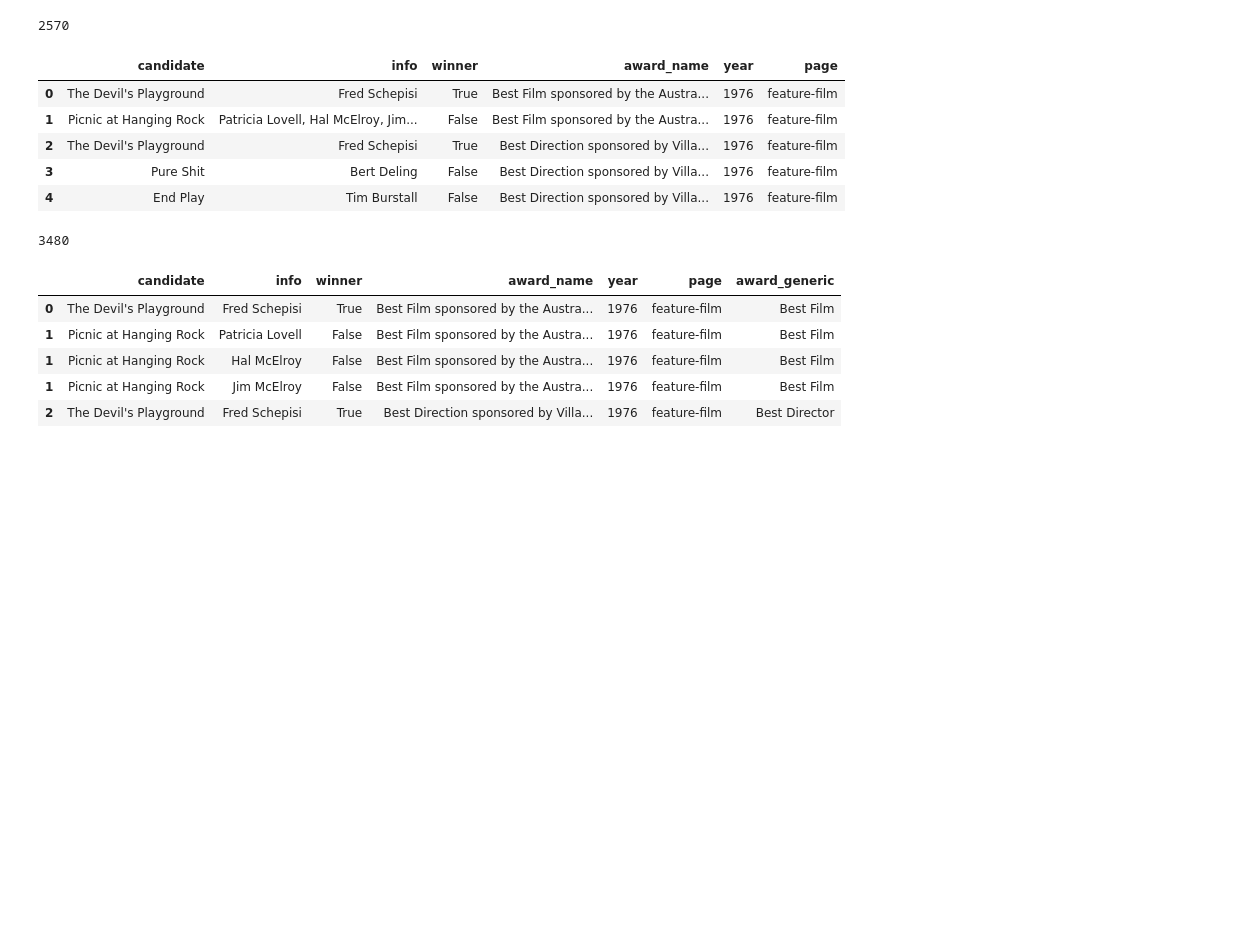
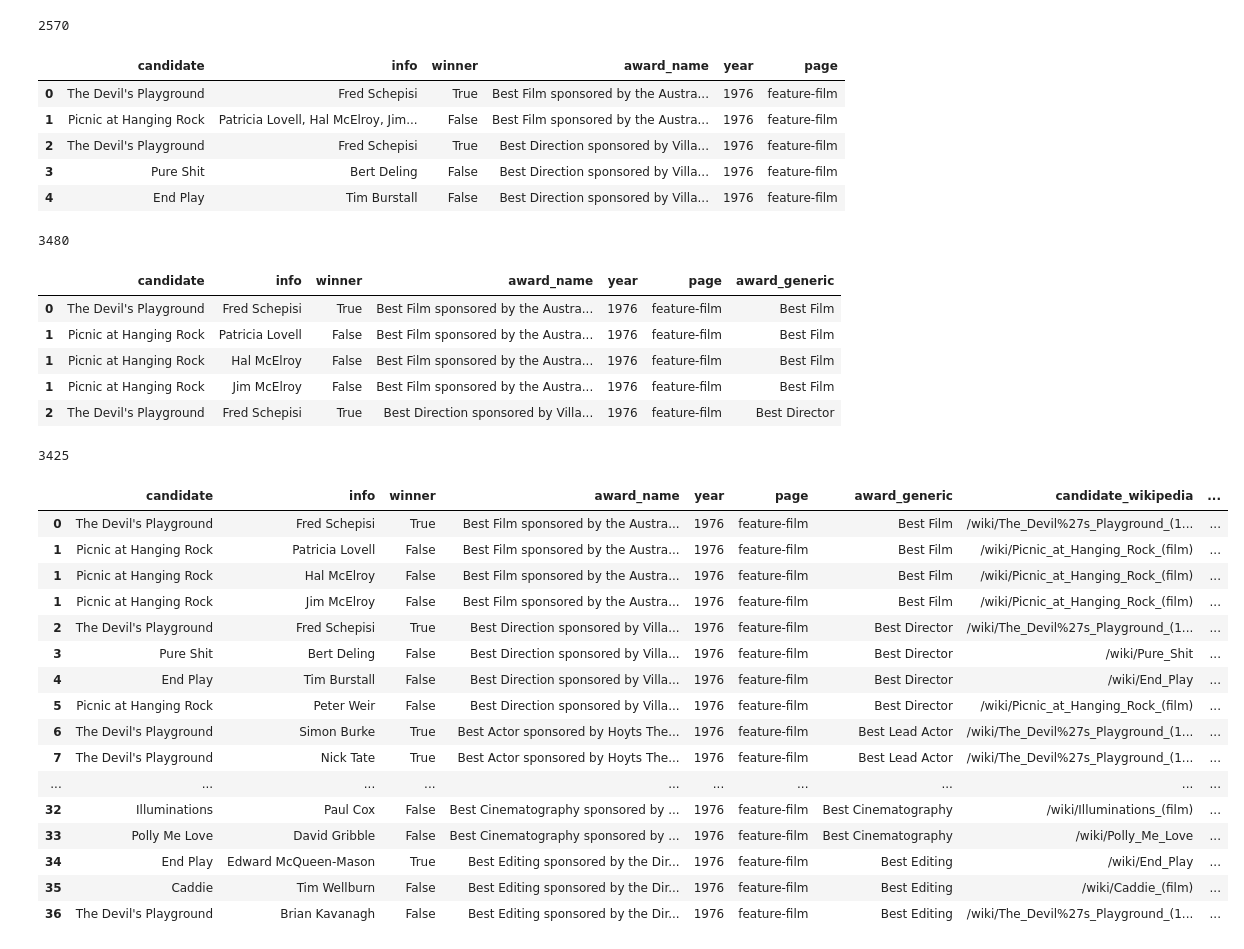
Before and after one commit to paulduchesne/aacta-wikidata, a Jupyter notebook: aacta-wikidata.ipynb, the cells around one changed output. Cells and saved outputs as stored; diff of their text form; code cells hidden in the pictures; blank space fills up the shorter version.

Commit message:
added wikipedia film matches

```diff
--- a/aacta-wikidata.ipynb
+++ b/aacta-wikidata.ipynb
@@ -219,43 +214,101 @@ for k,v in wikipedia_page.items():
         with open(save_file, 'w') as save_page:
             save_page.write(page.text)
 
-# various fixes to find matches.
+# various fixes to encourage matches.
 
 dataframe['candidate'] = dataframe['candidate'].str.replace('Nostrodamus', 'Nostradamus')
-dataframe['candidate'] = dataframe['candidate'].str.replace('B.M.X. Bandits', 'BMX Bandits')
+dataframe['candidate'] = dataframe['candidate'].str.replace('B.M.X. Bandits', 'BMX Bandits', regex=False)
 dataframe['candidate'] = dataframe['candidate'].str.replace('Tresspassers', 'Trespassers')
 dataframe['candidate'] = dataframe['candidate'].str.replace('A Wreck, A Tangle', 'A Wreck A Tangle')
-dataframe.loc[dataframe.candidate.isin(['Adoration']), 'candidate'] = 'Adore'
 dataframe.loc[dataframe.candidate.str.contains('Civil Dead', na=False), 'candidate'] = 'Civil Dead'
 dataframe.loc[dataframe.candidate.str.contains('Blueburger', na=False), 'candidate'] = 'Esther Blueburger'
 dataframe.loc[dataframe.candidate.str.contains('Judy & Punch', na=False), 'candidate'] = 'Judy and Punch'
 dataframe.loc[dataframe.candidate.str.contains('Hounds Of Love', na=False), 'candidate'] = 'Hounds Of Love'
 dataframe.loc[dataframe.candidate.str.contains('Berlin Syndrome', na=False), 'candidate'] = 'Berlin Syndrome'
 dataframe.loc[dataframe.candidate.str.contains('Grendel', na=False), 'candidate'] = 'Grendel'
 dataframe.loc[dataframe.candidate.str.contains('Mr Reliable', na=False), 'candidate'] = 'Mr. Reliable'
 dataframe.loc[dataframe.candidate.str.contains('Mullaway', na=False), 'candidate'] = 'Mull'
 dataframe.loc[dataframe.candidate.str.contains('Beattie', na=False), 'candidate'] = 'Beatie'
 dataframe.loc[dataframe.candidate.isin(['Lion (See-Saw Films)']), 'candidate'] = 'Lion'
 dataframe.loc[dataframe.candidate.isin(['Me, Myself, I']), 'candidate'] = 'Me Myself I'
 dataframe.loc[dataframe.candidate.isin(['Peter Rabbit™']), 'candidate'] = 'Peter Rabbit'
 dataframe.loc[dataframe.candidate.isin(['Rabbit Proof Fence']), 'candidate'] = 'Rabbit-Proof Fence'
 dataframe.loc[dataframe.candidate.isin(['Samson & Delilah']), 'candidate'] = 'Samson and Delilah'
 dataframe.loc[dataframe.candidate.isin(['Love & Other Catastrophes']), 'candidate'] = 'Love and Other Catastrophes'
 dataframe.loc[dataframe.candidate.isin(["Ali's Wedding (Matchbox Pictures)"]), 'candidate'] = "Ali's Wedding"
+dataframe.loc[dataframe.candidate.isin(["Children Of The Silk Road"]), 'candidate'] = "The Children of Huang Shi"
+dataframe.loc[dataframe.candidate.isin(["Sher Mountain Killing Mystery"]), 'candidate'] = "Sher Mountain Killings Mystery"
+dataframe.loc[dataframe.candidate.isin(["Slate, Wyn And Me"]), 'candidate'] = "Slate, Wyn & Me"
+dataframe.loc[dataframe.candidate.isin(["Don't Tell (Tojohage Productions)"]), 'candidate'] = "Don't Tell"
+dataframe.loc[dataframe.candidate.isin(["The Butterfly Tree (Midwinter Films)"]), 'candidate'] = "The Butterfly Tree"
+dataframe.loc[dataframe.candidate.isin(["Doing Time For Patsy Kline"]), 'candidate'] = "Doing Time For Patsy Cline"
+dataframe.loc[dataframe.candidate.isin(["Ellie and Abbie (& Ellie's Dead Aunt)"]), 'candidate'] = "Ellie & Abbie (& Ellie's Dead Aunt)"
+dataframe.loc[dataframe.candidate.isin(["Fresh Air"]), 'candidate'] = "In A Savage Land"
+dataframe.loc[dataframe.candidate.isin(["Jasper Jones (Bunya Productions/Porchlight Films)"]), 'candidate'] = "Jasper Jones"
+dataframe.loc[dataframe.candidate.isin(["The Right Hand Man"]), 'candidate'] = "The Right-Hand Man"
+dataframe.loc[dataframe.candidate.isin(["The LEGO® Batman Movie"]), 'candidate'] = "The LEGO Batman Movie"
+dataframe.loc[dataframe.candidate.isin(["This Won't Hurt A Bit!"]), 'candidate'] = "This Won't Hurt A Bit"
+dataframe.loc[dataframe.candidate.isin(["To Have And To Hold"]), 'candidate'] = "To Have & to Hold"
+dataframe.loc[dataframe.candidate.isin(["To Market, To Market"]), 'candidate'] = "To Market To Market"
+dataframe.loc[dataframe.candidate.isin(["Tomorrow When The War Began"]), 'candidate'] = "Tomorrow, When The War Began"
+dataframe.loc[dataframe.candidate.isin(["Weekend With Katie"]), 'candidate'] = "Weekend With Kate"
+dataframe.loc[dataframe.candidate.isin(["Where The Outback Ends"]), 'candidate'] = "Daisy and Simon"
+dataframe.loc[dataframe.candidate.isin(["The Sounds Of One Hand Clapping"]), 'candidate'] = "The Sound Of One Hand Clapping"
+dataframe.loc[dataframe.candidate.isin(["The Night, The Prowler"]), 'candidate'] = "The Night The Prowler"
+dataframe.loc[dataframe.candidate.isin(["The King Is Dead!"]), 'candidate'] = "The King Is Dead"
+dataframe.loc[dataframe.candidate.isin(["The Getting Of Wisom"]), 'candidate'] = "The Getting Of Wisdom"
+dataframe.loc[dataframe.candidate.isin(["The Big Steel"]), 'candidate'] = "The Big Steal"
+dataframe.loc[dataframe.candidate.isin(["Streethero"]), 'candidate'] = "Street Hero"
+dataframe.loc[dataframe.candidate.isin(["Shadows Of The Peacock"]), 'candidate'] = "Echoes of Paradise"
+dataframe.loc[dataframe.candidate.isin(["My Forgotten Man"]), 'candidate'] = "Flynn"
+dataframe.loc[dataframe.candidate.isin(["Lillian's Story"]), 'candidate'] = "Lilian's Story"
 
-# elements missing wikipedia side
-# these are films that are totally absent.
-dataframe = dataframe.loc[~dataframe.candidate.isin(['Ascendant', 'June Again', 'Measure for Measure', 'Mushrooms', 'Razzle Dazzle'])]
-# wikipedia does not contain 2020 best screenplay awards
-dataframe = dataframe.loc[~dataframe.award_name.isin(['AACTA Award for Best Screenplay']) & ~dataframe.year.isin([2020])]
-
+# these are films that are totally absent, and should really be added to wiki.
+dataframe = dataframe.loc[~dataframe.candidate.isin([
+    'Ascendant',
+    'June Again',
+    'Measure for Measure',
+    'Mushrooms',
+    'Razzle Dazzle',
+    'An Indecent Obsession',
+    'Compo',
+    'Envy',
+    'Fell',
+    'In A Savage Land',
+    'Friends and Strangers',
+    'Undertow',
+    'West Of Sunshine',
+    'The Flood',
+    'Sanctuary',
+    'Pulse',
+    'Love In Ambush'])]
 
 dataframe['candidate_wikipedia'] = dataframe.apply(link_searcher, col='candidate', delim='^', axis=1)
 dataframe['info_wikipedia'] = dataframe.apply(link_searcher, col='info', delim=',', axis=1)
 
-dataframe = dataframe.loc[dataframe.candidate_wikipedia.isin([None])]
-dataframe = dataframe.sort_values(by='candidate')
+if len(dataframe.loc[dataframe.candidate_wikipedia.isin([None])]):
+    raise Exception('film link not found.')
+# dataframe = dataframe.sort_values(by='candidate')
 
 print(len(dataframe))
 dataframe.head(40)
+# %% [output]
+3425
+|  | candidate | info | winner | award_name | year | page | award_generic | candidate_wikipedia | ... |
+| 0 | The Devil's Playground | Fred Schepisi | True | Best Film sponsored by the Austra... | 1976 | feature-film | Best Film | /wiki/The_Devil%27s_Playground_(1... | ... |
+| 1 | Picnic at Hanging Rock | Patricia Lovell | False | Best Film sponsored by the Austra... | 1976 | feature-film | Best Film | /wiki/Picnic_at_Hanging_Rock_(film) | ... |
+| 1 | Picnic at Hanging Rock | Hal McElroy | False | Best Film sponsored by the Austra... | 1976 | feature-film | Best Film | /wiki/Picnic_at_Hanging_Rock_(film) | ... |
+| 1 | Picnic at Hanging Rock | Jim McElroy | False | Best Film sponsored by the Austra... | 1976 | feature-film | Best Film | /wiki/Picnic_at_Hanging_Rock_(film) | ... |
+| 2 | The Devil's Playground | Fred Schepisi | True | Best Direction sponsored by Villa... | 1976 | feature-film | Best Director | /wiki/The_Devil%27s_Playground_(1... | ... |
+| 3 | Pure Shit | Bert Deling | False | Best Direction sponsored by Villa... | 1976 | feature-film | Best Director | /wiki/Pure_Shit | ... |
+| 4 | End Play | Tim Burstall | False | Best Direction sponsored by Villa... | 1976 | feature-film | Best Director | /wiki/End_Play | ... |
+| 5 | Picnic at Hanging Rock | Peter Weir | False | Best Direction sponsored by Villa... | 1976 | feature-film | Best Director | /wiki/Picnic_at_Hanging_Rock_(film) | ... |
+| 6 | The Devil's Playground | Simon Burke | True | Best Actor sponsored by Hoyts The... | 1976 | feature-film | Best Lead Actor | /wiki/The_Devil%27s_Playground_(1... | ... |
+| 7 | The Devil's Playground | Nick Tate | True | Best Actor sponsored by Hoyts The... | 1976 | feature-film | Best Lead Actor | /wiki/The_Devil%27s_Playground_(1... | ... |
+| ... | ... | ... | ... | ... | ... | ... | ... | ... | ... |
+| 32 | Illuminations | Paul Cox | False | Best Cinematography sponsored by ... | 1976 | feature-film | Best Cinematography | /wiki/Illuminations_(film) | ... |
+| 33 | Polly Me Love | David Gribble | False | Best Cinematography sponsored by ... | 1976 | feature-film | Best Cinematography | /wiki/Polly_Me_Love | ... |
+| 34 | End Play | Edward McQueen-Mason | True | Best Editing sponsored by the Dir... | 1976 | feature-film | Best Editing | /wiki/End_Play | ... |
+| 35 | Caddie | Tim Wellburn | False | Best Editing sponsored by the Dir... | 1976 | feature-film | Best Editing | /wiki/Caddie_(film) | ... |
+| 36 | The Devil's Playground | Brian Kavanagh | False | Best Editing sponsored by the Dir... | 1976 | feature-film | Best Editing | /wiki/The_Devil%27s_Playground_(1... | ... |
 # %%
```
Also changed, not shown: parts of 2 cells of this notebook.
